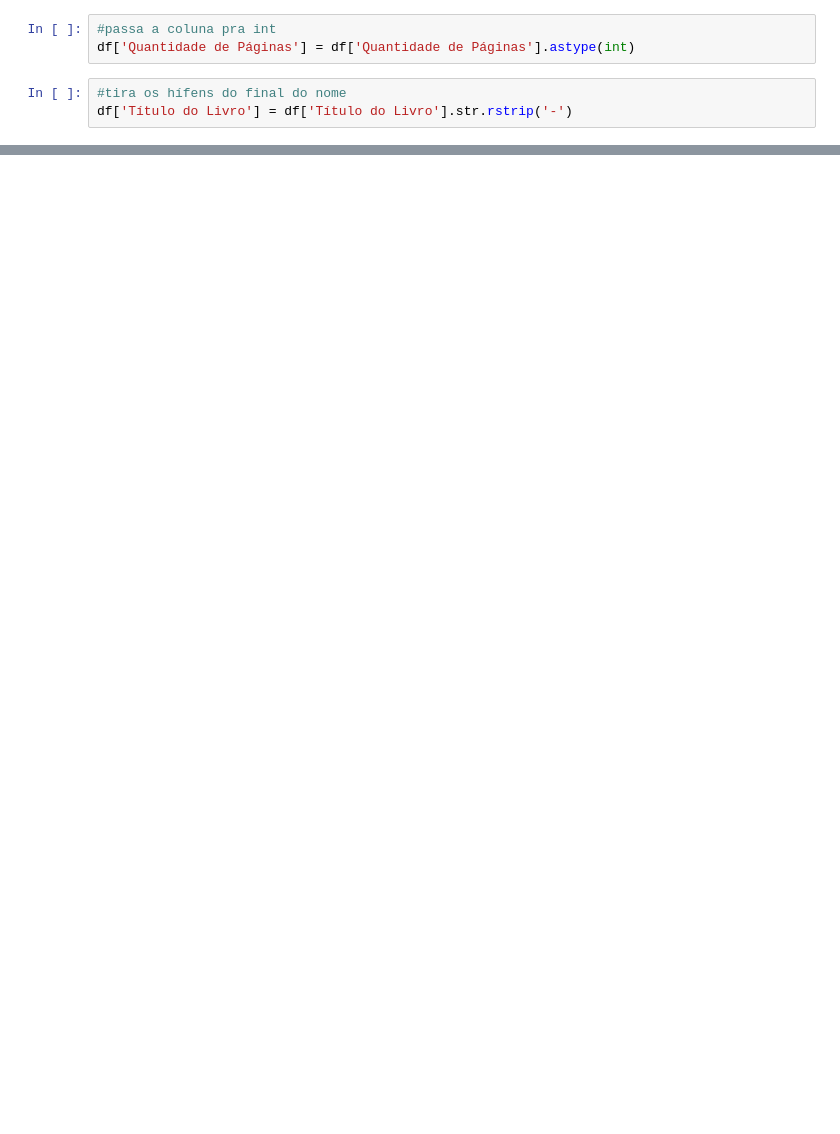
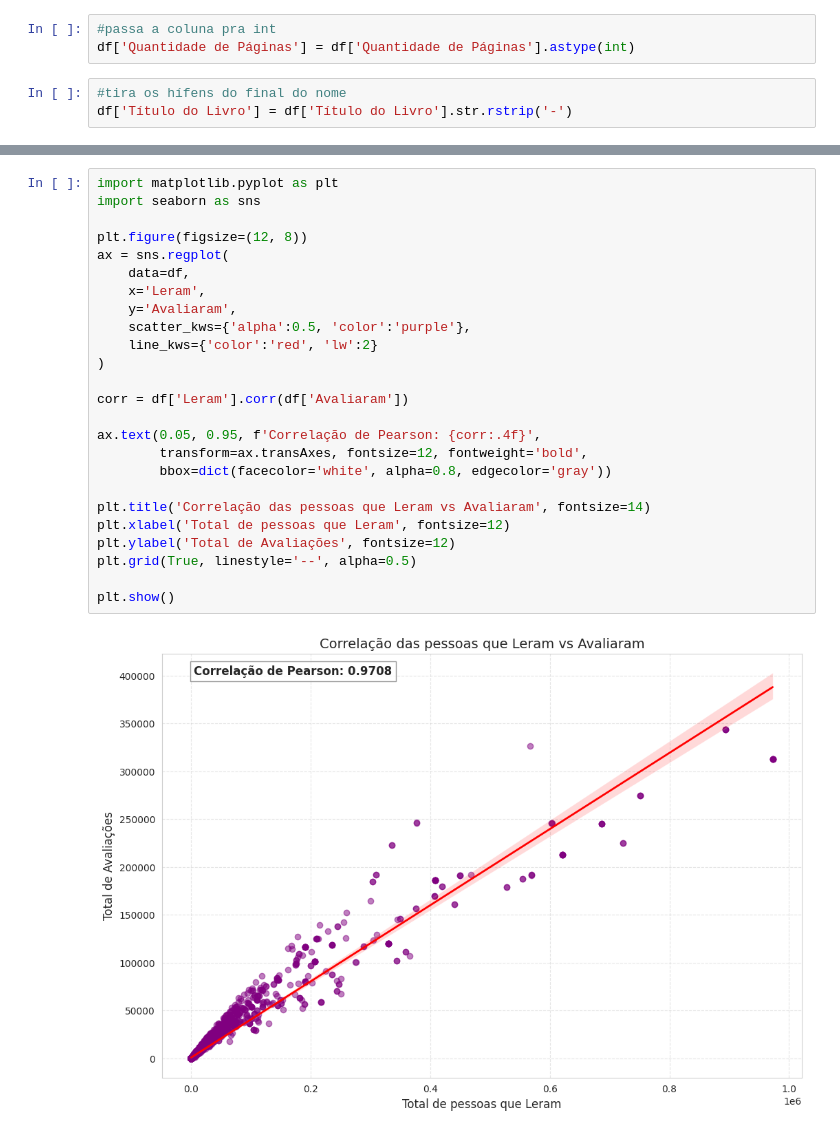
Before and after one commit to artuart-little/projeto-ICD, a Jupyter notebook: AnaliseSkoob.ipynb, the cells around one changed output, grey strips where cells are left out. Drawn from its saved outputs; the diff is of its cells as text; blank space fills up the shorter version.

```diff
--- a/AnaliseSkoob.ipynb
+++ b/AnaliseSkoob.ipynb
@@ -97,0 +98,27 @@ df
+# %%
+import matplotlib.pyplot as plt
+import seaborn as sns
+
+plt.figure(figsize=(12, 8))
+ax = sns.regplot(
+    data=df,
+    x='Leram',
+    y='Avaliaram',
+    scatter_kws={'alpha':0.5, 'color':'purple'},
+    line_kws={'color':'red', 'lw':2}
+)
+
+corr = df['Leram'].corr(df['Avaliaram'])
+
+ax.text(0.05, 0.95, f'Correlação de Pearson: {corr:.4f}',
+        transform=ax.transAxes, fontsize=12, fontweight='bold',
+        bbox=dict(facecolor='white', alpha=0.8, edgecolor='gray'))
+
+plt.title('Correlação das pessoas que Leram vs Avaliaram', fontsize=14)
+plt.xlabel('Total de pessoas que Leram', fontsize=12)
+plt.ylabel('Total de Avaliações', fontsize=12)
+plt.grid(True, linestyle='--', alpha=0.5)
+
+plt.show()
+# %% [output]
+[figure, added]
```
Also changed, not shown: parts of 7 cells of this notebook, 3 other files.
